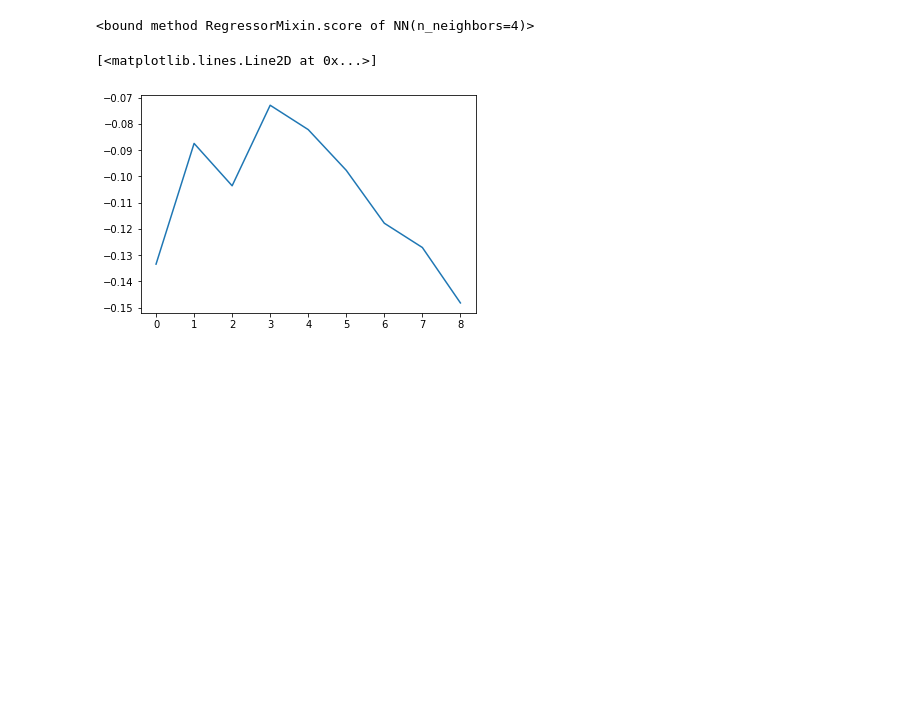
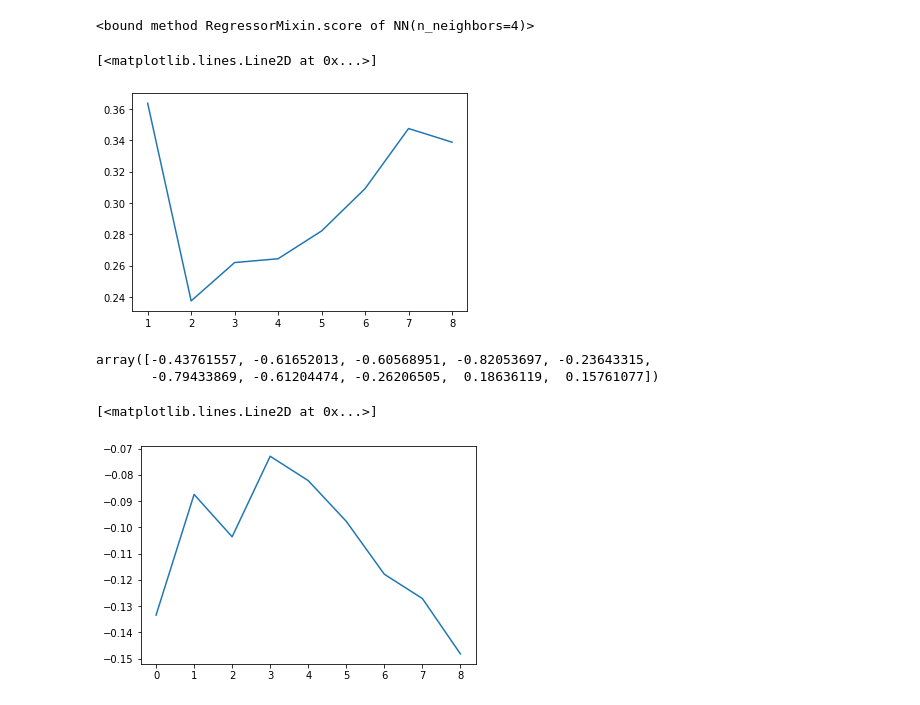
Before and after one commit to mgreenbe/2020-Winter-Math-607, a Jupyter notebook: 02/k_nearest_neighbors.ipynb, the cells around one changed output. Cells and saved outputs as stored; diff of their text form; code cells hidden in the pictures; blank space fills up the shorter version.

```diff
--- a/02/k_nearest_neighbors.ipynb
+++ b/02/k_nearest_neighbors.ipynb
@@ -113,6 +114,31 @@ plt.plot(t, y_check, '--', lw=5, color="red")
 M.score
 # %% [output]
 <bound method RegressorMixin.score of NN(n_neighbors=4)>
+# %%
+X_train = X[:80]
+X_test = X[80:]
+y_train = y[:80]
+y_test = y[80:]
+
+ks = [1, 2, 3, 4, 5, 6, 7, 8]
+
+errs = []
+for k in ks:
+    M = NN(n_neighbors=k)
+    M.fit(X_train, y_train)
+    y_pred = M.predict(X_test)
+    err = mean_squared_error(y_test, y_pred)
+    errs.append(err)
+# %%
+plt.plot(ks, errs)
+# %% [output]
+[<matplotlib.lines.Line2D at 0x...>]
+[figure, added]
+# %%
+y_test
+# %% [output]
+array([-0.43761557, -0.61652013, -0.60568951, -0.82053697, -0.23643315,
+       -0.79433869, -0.61204474, -0.26206505,  0.18636119,  0.15761077])
 # %%
 from sklearn.model_selection import cross_val_score
 from sklearn.metrics import mean_squared_error
```
Also changed, not shown: parts of 3 cells of this notebook, 2 other files.
